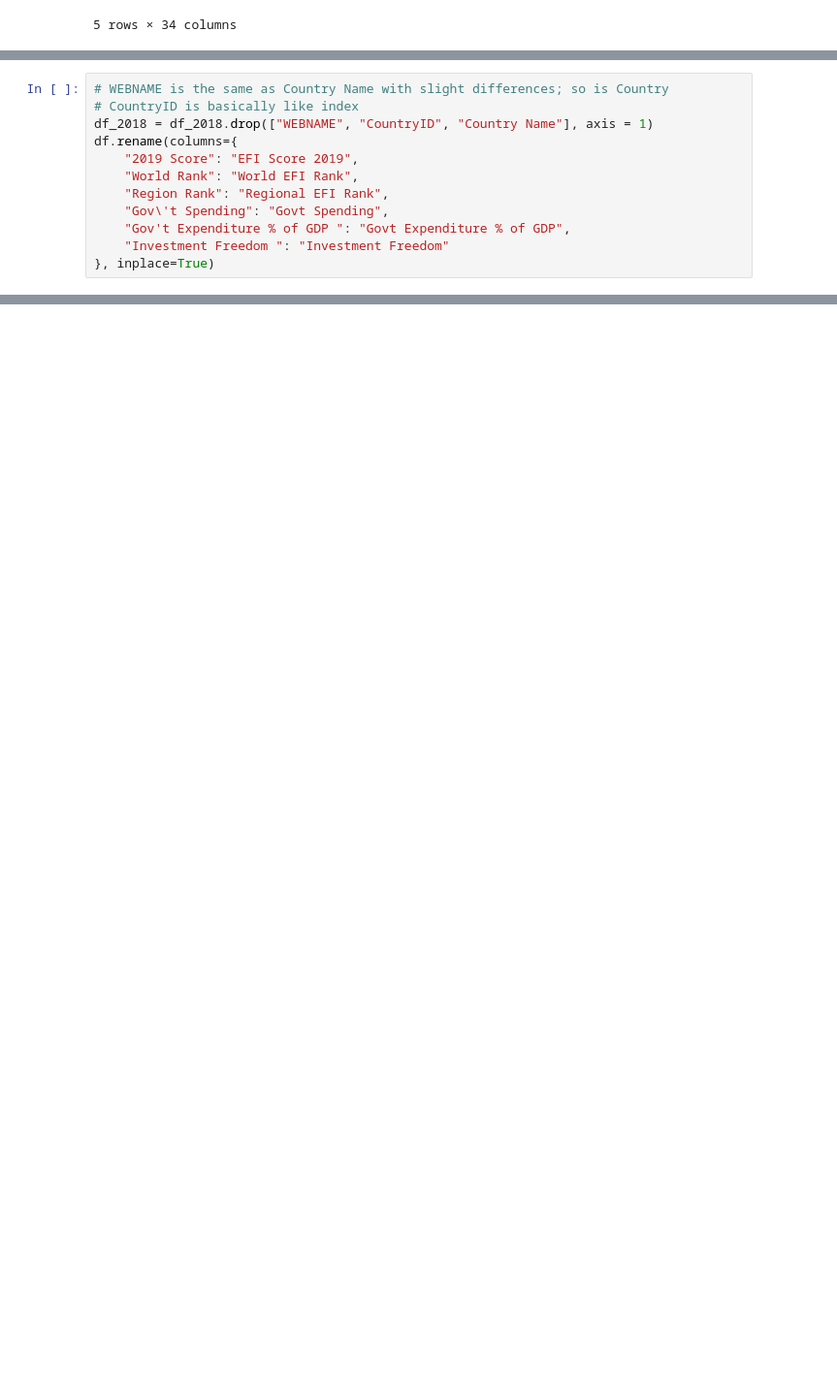
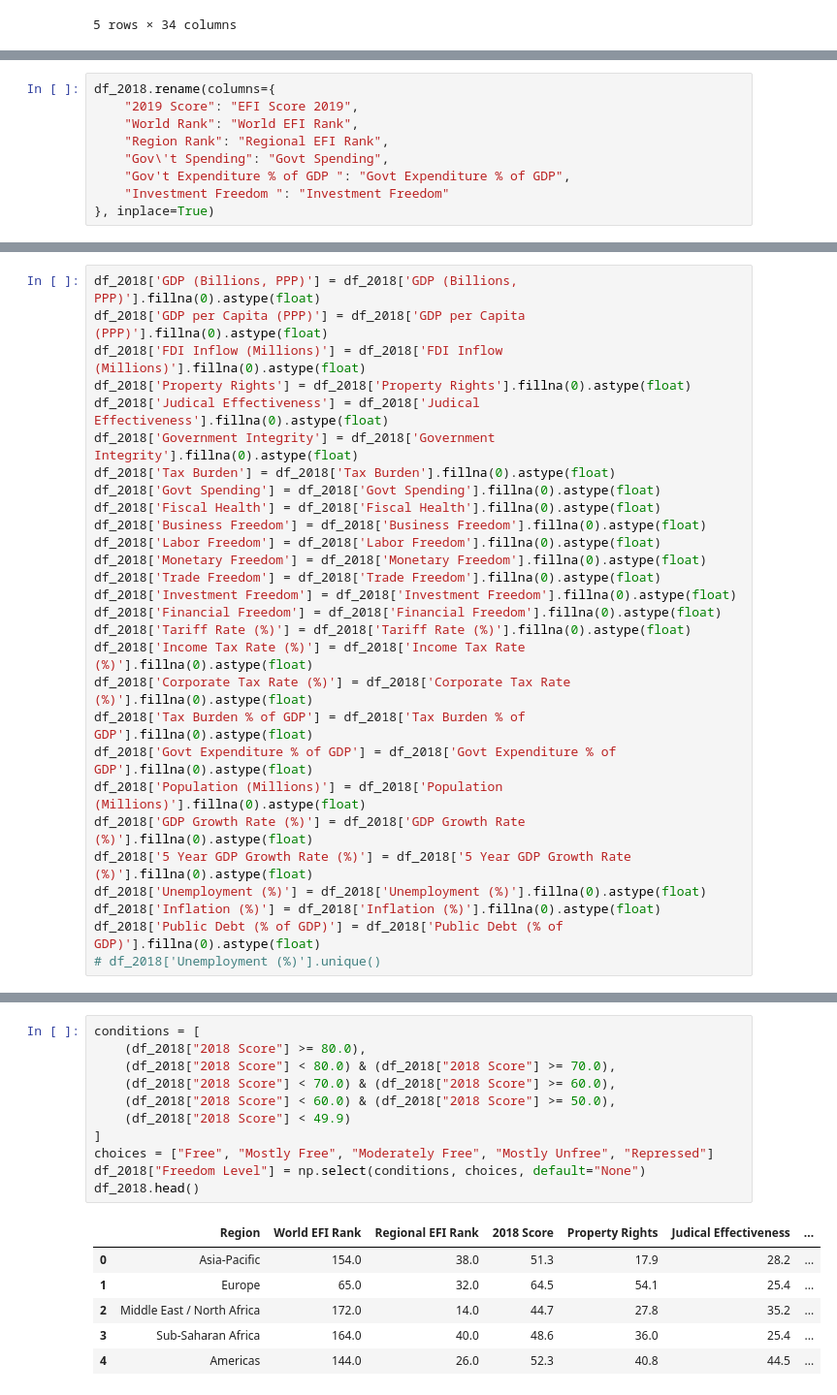
Before and after one commit to fchikwekwe/IntroToMachineLearning, a Jupyter notebook: EconomicFreedomProject.ipynb, the cells around one changed output, grey strips where cells are left out. Shown: that part at 97% size. Cells and saved outputs as stored; diff of their text form; blank space fills up the shorter version.

```diff
--- a/EconomicFreedomProject.ipynb
+++ b/EconomicFreedomProject.ipynb
@@ -254,8 +191,5 @@ df_2018.head()
 # %%
-# WEBNAME is the same as Country Name with slight differences; so is Country
-# CountryID is basically like index
-df_2018 = df_2018.drop(["WEBNAME", "CountryID", "Country Name"], axis = 1)
-df.rename(columns={
+df_2018.rename(columns={
     "2019 Score": "EFI Score 2019",
     "World Rank": "World EFI Rank",
     "Region Rank": "Regional EFI Rank",
@@ -265,0 +213,28 @@ df.rename(columns={
+# %%
+df_2018['GDP (Billions, PPP)'] = df_2018['GDP (Billions, PPP)'].fillna(0).astype(float)
+df_2018['GDP per Capita (PPP)'] = df_2018['GDP per Capita (PPP)'].fillna(0).astype(float)
+df_2018['FDI Inflow (Millions)'] = df_2018['FDI Inflow (Millions)'].fillna(0).astype(float)
+df_2018['Property Rights'] = df_2018['Property Rights'].fillna(0).astype(float)
+df_2018['Judical Effectiveness'] = df_2018['Judical Effectiveness'].fillna(0).astype(float)
+df_2018['Government Integrity'] = df_2018['Government Integrity'].fillna(0).astype(float)
+df_2018['Tax Burden'] = df_2018['Tax Burden'].fillna(0).astype(float)
+df_2018['Govt Spending'] = df_2018['Govt Spending'].fillna(0).astype(float)
+df_2018['Fiscal Health'] = df_2018['Fiscal Health'].fillna(0).astype(float)
+df_2018['Business Freedom'] = df_2018['Business Freedom'].fillna(0).astype(float)
+df_2018['Labor Freedom'] = df_2018['Labor Freedom'].fillna(0).astype(float)
+df_2018['Monetary Freedom'] = df_2018['Monetary Freedom'].fillna(0).astype(float)
+df_2018['Trade Freedom'] = df_2018['Trade Freedom'].fillna(0).astype(float)
+df_2018['Investment Freedom'] = df_2018['Investment Freedom'].fillna(0).astype(float)
+df_2018['Financial Freedom'] = df_2018['Financial Freedom'].fillna(0).astype(float)
+df_2018['Tariff Rate (%)'] = df_2018['Tariff Rate (%)'].fillna(0).astype(float)
+df_2018['Income Tax Rate (%)'] = df_2018['Income Tax Rate (%)'].fillna(0).astype(float)
+df_2018['Corporate Tax Rate (%)'] = df_2018['Corporate Tax Rate (%)'].fillna(0).astype(float)
+df_2018['Tax Burden % of GDP'] = df_2018['Tax Burden % of GDP'].fillna(0).astype(float)
+df_2018['Govt Expenditure % of GDP'] = df_2018['Govt Expenditure % of GDP'].fillna(0).astype(float)
+df_2018['Population (Millions)'] = df_2018['Population (Millions)'].fillna(0).astype(float)
+df_2018['GDP Growth Rate (%)'] = df_2018['GDP Growth Rate (%)'].fillna(0).astype(float)
+df_2018['5 Year GDP Growth Rate (%)'] = df_2018['5 Year GDP Growth Rate (%)'].fillna(0).astype(float)
+df_2018['Unemployment (%)'] = df_2018['Unemployment (%)'].fillna(0).astype(float)
+df_2018['Inflation (%)'] = df_2018['Inflation (%)'].fillna(0).astype(float)
+df_2018['Public Debt (% of GDP)'] = df_2018['Public Debt (% of GDP)'].fillna(0).astype(float)
+# df_2018['Unemployment (%)'].unique()
@@ -265,0 +251,18 @@ df.rename(columns={
+# %%
+conditions = [
+    (df_2018["2018 Score"] >= 80.0),
+    (df_2018["2018 Score"] < 80.0) & (df_2018["2018 Score"] >= 70.0),
+    (df_2018["2018 Score"] < 70.0) & (df_2018["2018 Score"] >= 60.0),
+    (df_2018["2018 Score"] < 60.0) & (df_2018["2018 Score"] >= 50.0),
+    (df_2018["2018 Score"] < 49.9)
+]
+choices = ["Free", "Mostly Free", "Moderately Free", "Mostly Unfree", "Repressed"]
+df_2018["Freedom Level"] = np.select(conditions, choices, default="None")
+df_2018.head()
+# %% [output]
+|  | Region | World EFI Rank | Regional EFI Rank | 2018 Score | Property Rights | Judical Effectiveness | ... |
+| 0 | Asia-Pacific | 154.0 | 38.0 | 51.3 | 17.9 | 28.2 | ... |
+| 1 | Europe | 65.0 | 32.0 | 64.5 | 54.1 | 25.4 | ... |
+| 2 | Middle East / North Africa | 172.0 | 14.0 | 44.7 | 27.8 | 35.2 | ... |
+| 3 | Sub-Saharan Africa | 164.0 | 40.0 | 48.6 | 36.0 | 25.4 | ... |
+| 4 | Americas | 144.0 | 26.0 | 52.3 | 40.8 | 44.5 | ... |
```
Also changed, not shown: parts of 13 cells of this notebook.
